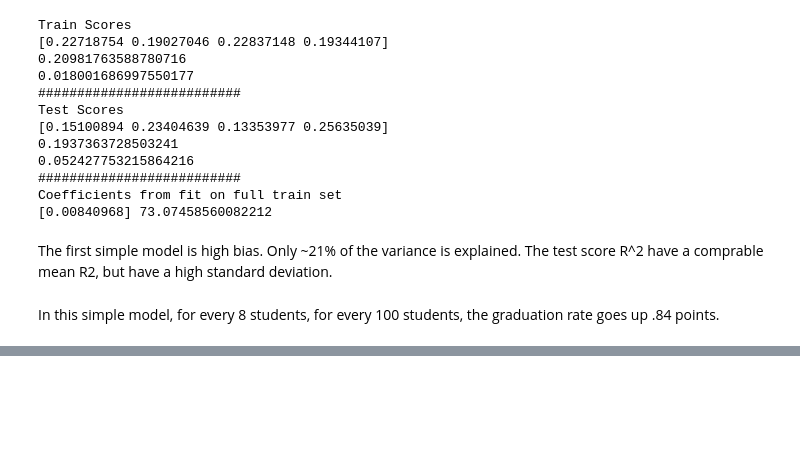
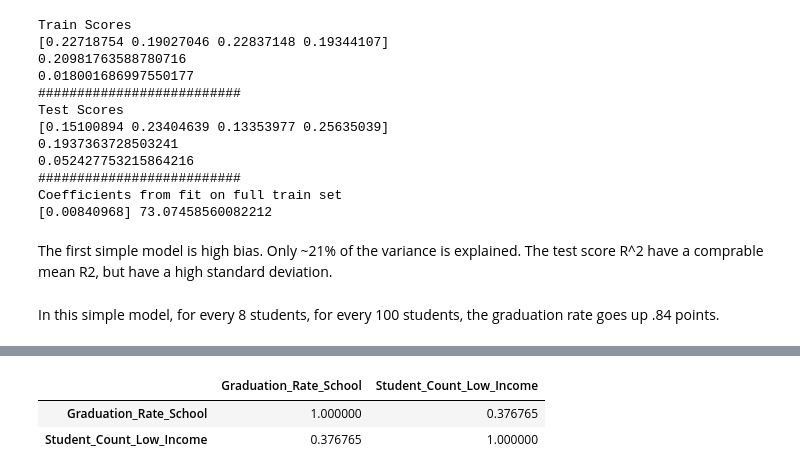
Before and after one commit to j-max/CPS_GradRate_Analysis, a Jupyter notebook: notebooks/modeling/modeling.ipynb, the cells around one changed output, grey strips where cells are left out. Drawn from its saved outputs; the diff is of its cells as text; code cells hidden in the pictures; blank space fills up the shorter version.

```diff
--- a/notebooks/modeling/modeling.ipynb
+++ b/notebooks/modeling/modeling.ipynb
@@ -108,0 +151,6 @@ In this simple model, for every 8 students, for every 100 students, the graduati
+# %%
+df_train[['Graduation_Rate_School', 'Student_Count_Low_Income']].corr()
+# %% [output]
+|  | Graduation_Rate_School | Student_Count_Low_Income |
+| Graduation_Rate_School | 1.000000 | 0.376765 |
+| Student_Count_Low_Income | 0.376765 | 1.000000 |
```
Also changed, not shown: parts of 13 cells of this notebook, 1 other file.
